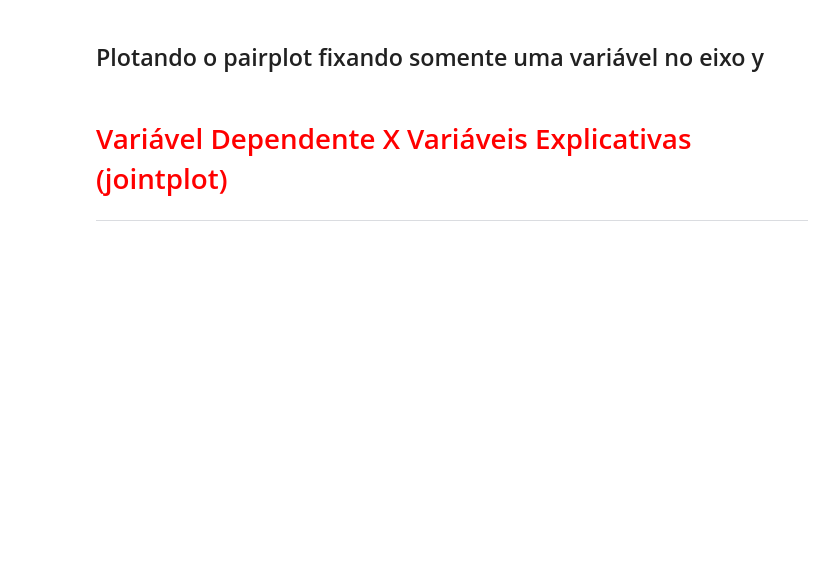
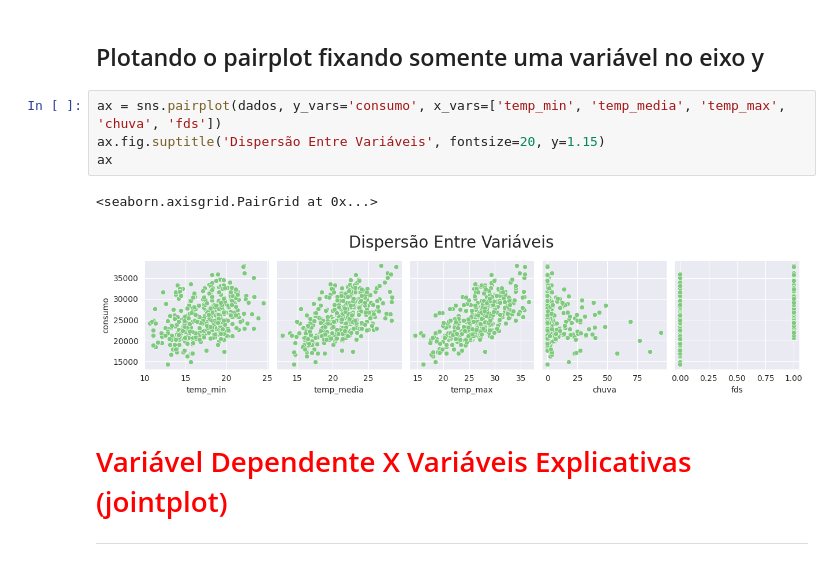
Before and after one commit to alvarengaricardo/regressao_linear_1, a Jupyter notebook: Regressao_Linear.ipynb, the cells around one changed output. Saved outputs shown, nothing was run; the diff lists cells and outputs as text; blank space fills up the shorter version.

```diff
--- a/Regressao_Linear.ipynb
+++ b/Regressao_Linear.ipynb
@@ -230,5 +234,12 @@ https://seaborn.pydata.org/generated/seaborn.pairplot.html?highlight=pairplot#se
 # %% [markdown]
 ## Plotando o pairplot fixando somente uma variável no eixo y
+# %%
+ax = sns.pairplot(dados, y_vars='consumo', x_vars=['temp_min', 'temp_media', 'temp_max', 'chuva', 'fds'])
+ax.fig.suptitle('Dispersão Entre Variáveis', fontsize=20, y=1.15)
+ax
+# %% [output]
+<seaborn.axisgrid.PairGrid at 0x...>
+[figure, added]
 # %% [markdown]
 # <font color='red' style='font-size: 30px;'>Variável Dependente X Variáveis Explicativas (jointplot)</font>
 <hr style='border: 2px solid red;'>
```
Also changed, not shown: parts of 1 cell of this notebook.
